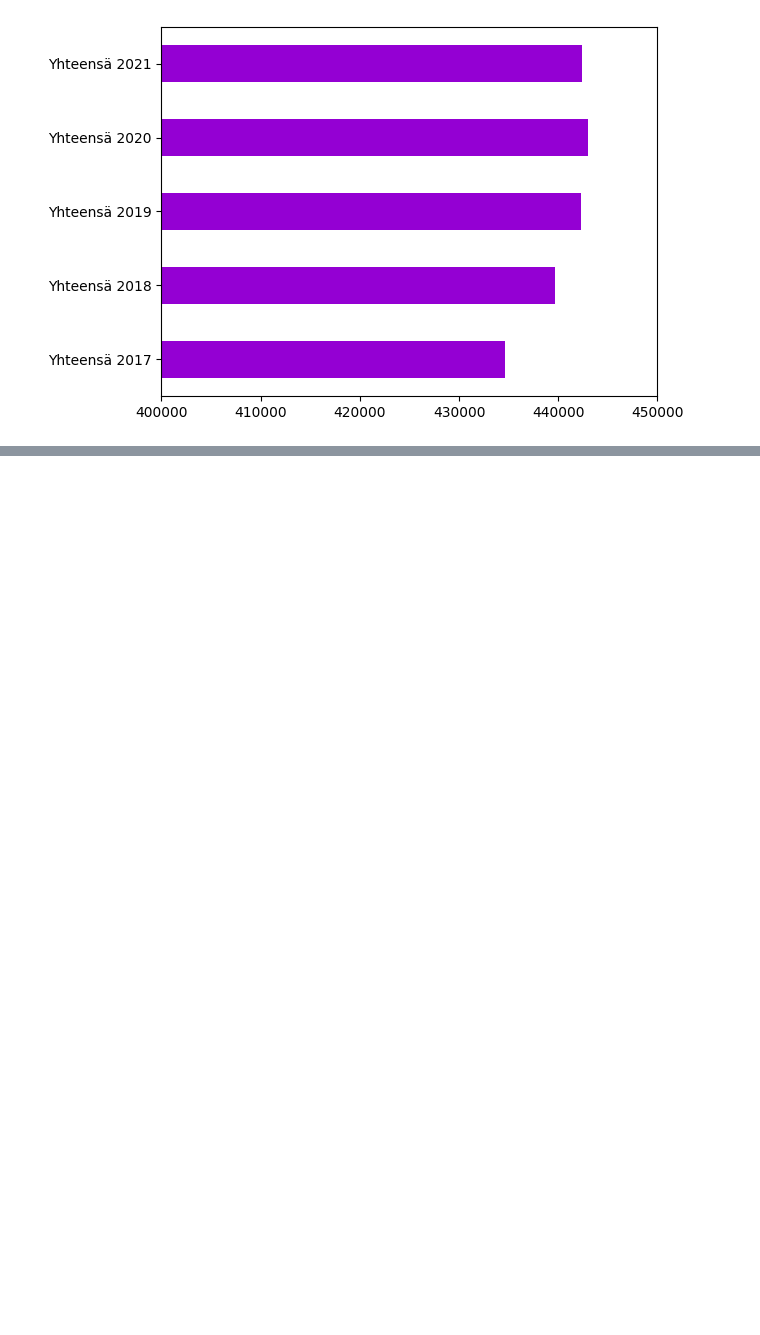
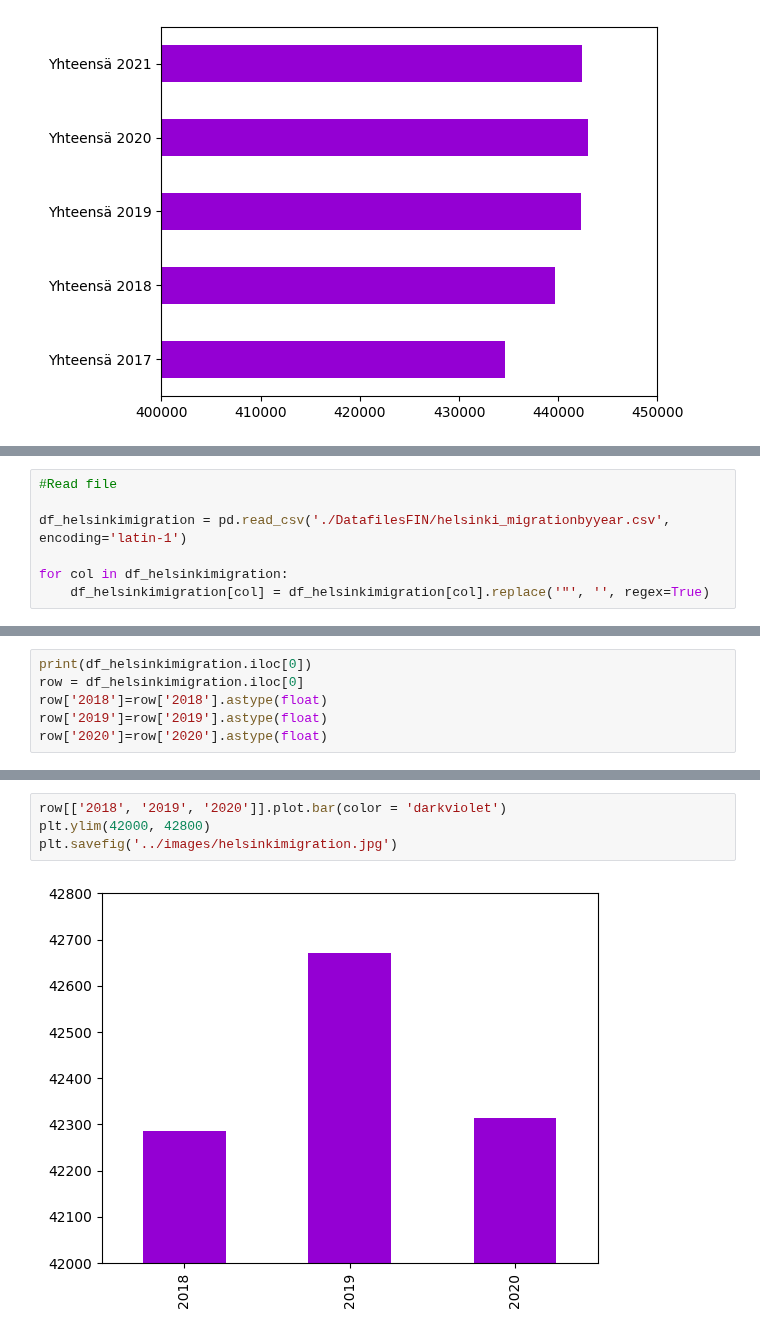
Before and after one commit to Real-Joni00/Mobile-project, a Jupyter notebook: screens/StackNavigationCities/Finland/DataVisualizationFIN/helsinki.ipynb, the cells around one changed output, grey strips where cells are left out. Drawn from its saved outputs; the diff is of its cells as text; blank space fills up the shorter version.

```diff
--- a/screens/StackNavigationCities/Finland/DataVisualizationFIN/helsinki.ipynb
+++ b/screens/StackNavigationCities/Finland/DataVisualizationFIN/helsinki.ipynb
@@ -117,0 +163,7 @@ plt.savefig('../images/helsingintyöikäiset.jpg')
+# %%
+#Read file
+
+df_helsinkimigration = pd.read_csv('./DatafilesFIN/helsinki_migrationbyyear.csv', encoding='latin-1')
+
+for col in df_helsinkimigration:
+    df_helsinkimigration[col] = df_helsinkimigration[col].replace('"', '', regex=True)
@@ -117,0 +175,6 @@ plt.savefig('../images/helsingintyöikäiset.jpg')
+# %%
+print(df_helsinkimigration.iloc[0])
+row = df_helsinkimigration.iloc[0]
+row['2018']=row['2018'].astype(float)
+row['2019']=row['2019'].astype(float)
+row['2020']=row['2020'].astype(float)
@@ -117,0 +200,6 @@ plt.savefig('../images/helsingintyöikäiset.jpg')
+# %%
+row[['2018', '2019', '2020']].plot.bar(color = 'darkviolet')
+plt.ylim(42000, 42800)
+plt.savefig('../images/helsinkimigration.jpg')
+# %% [output]
+[figure, added]
```
Also changed, not shown: parts of 10 cells of this notebook, 7 other files.
